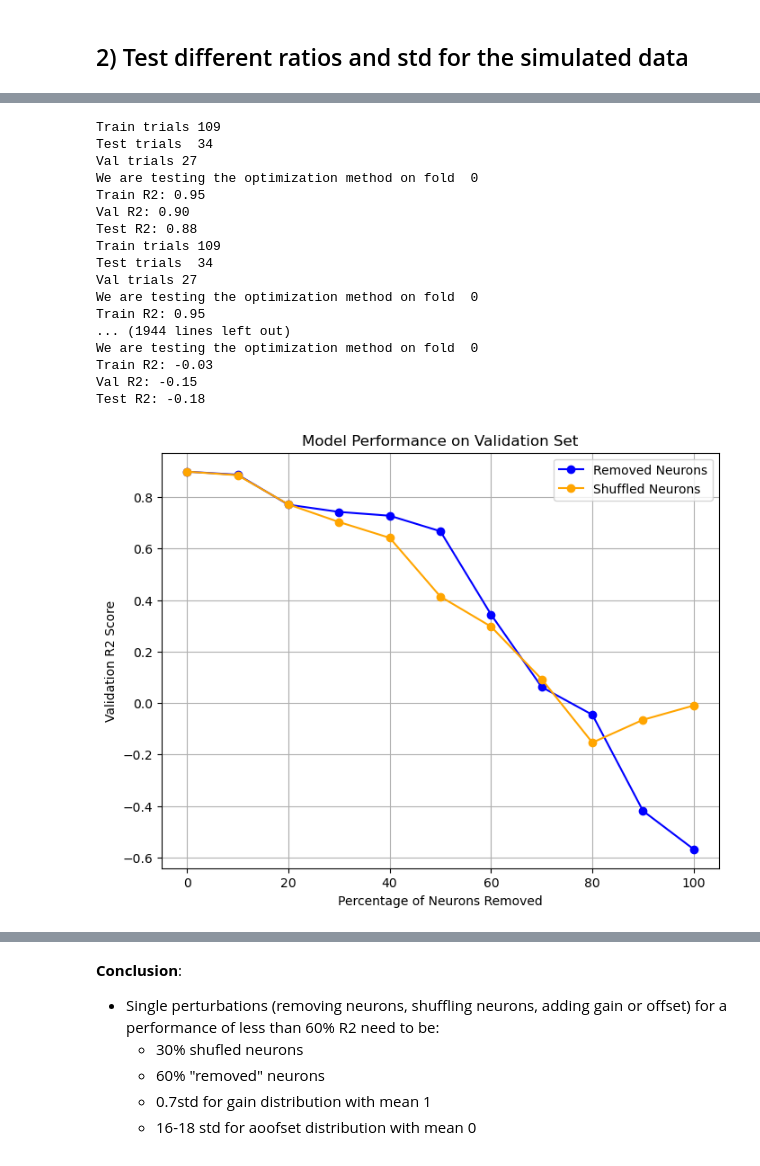
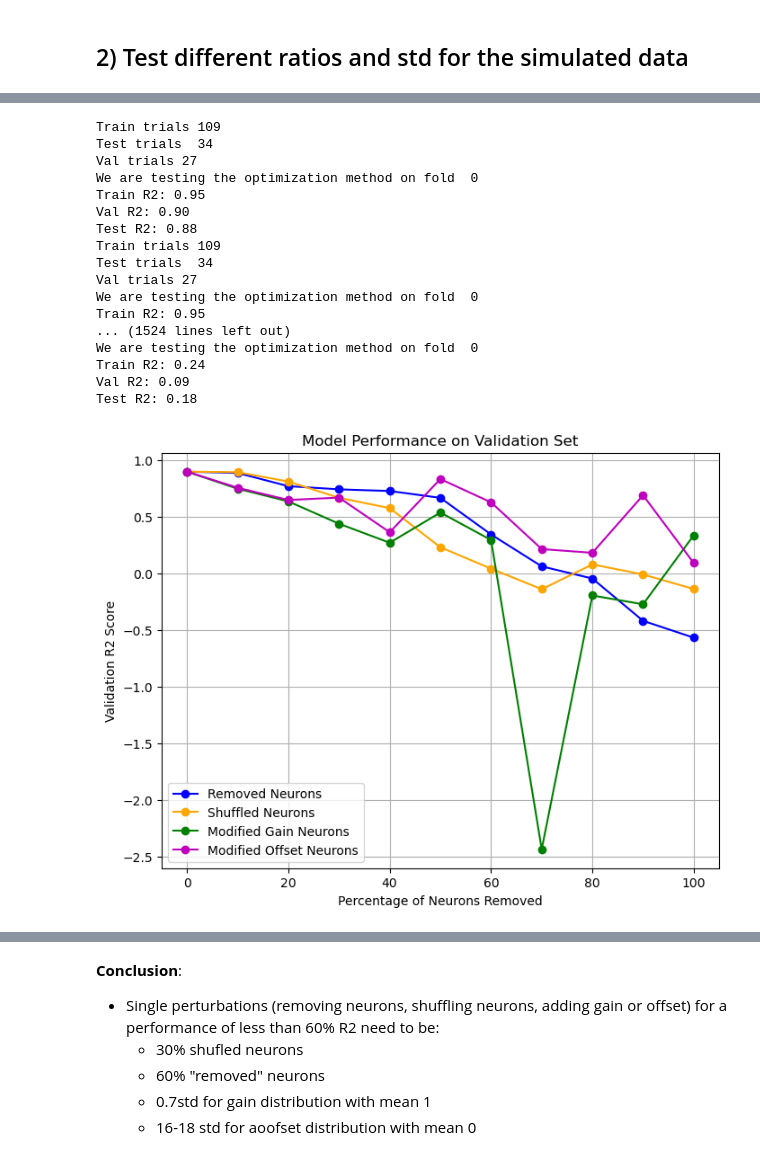
Before and after one commit to nereaiscamu/CL_UpperLimb_Control, a Jupyter notebook: Notebooks/Task2_Task_Detector_v2.ipynb, the cells around one changed output, grey strips where cells are left out. Drawn from its saved outputs; the diff is of its cells as text; code cells hidden in the pictures.

```diff
--- a/Notebooks/Task2_Task_Detector_v2.ipynb
+++ b/Notebooks/Task2_Task_Detector_v2.ipynb
@@ -221,6 +221,26 @@ def modify_neurons(matrix, std_gain, std_offset):
     sim_data2 = sim_data2 + offsets[:, np.newaxis].T
 
     return sim_data1, sim_data2
+# %%
+def add_gain(matrix, ratio):
+    sim_data = matrix.copy()
+    num_total_neurons = matrix.shape[1]
+    num_neurons_to_change = int((ratio/100)*num_total_neurons)
+    gains = np.random.normal(1, 2, size= num_neurons_to_change)
+    ind_to_change = random.sample(list(np.arange(0,num_total_neurons)), num_neurons_to_change)
+    for i, gain in zip(ind_to_change, gains):
+        sim_data[:,i] = matrix[:,i]*gain
+    return sim_data
+# %%
+def add_offset(matrix, ratio):
+    sim_data = matrix.copy()
+    num_total_neurons = matrix.shape[1]
+    num_neurons_to_change = int((ratio/100)*num_total_neurons)
+    offsets = np.random.normal(0, 25, size= num_neurons_to_change)
+    ind_to_change = random.sample(list(np.arange(0,num_total_neurons)), num_neurons_to_change)
+    for i, offset in zip(ind_to_change, offsets):
+        sim_data[:,i] = matrix[:,i] + offset
+    return sim_data
 # %%
 data_matrix = np.vstack(baseline_df['both_rates'])
 # %%
@@ -302,16 +322,15 @@ Test R2: -0.00
 # %%
-stds_gain = np.arange(0,1.4,0.1)
-stds_offset = np.arange(0,41,3)
+ratios = np.arange(0,110,10)
 
 v_scores_gain = []
 v_scores_offset = []
-for s_g, s_o in zip(stds_gain,stds_offset) :
+for r in ratios :
 
     for i in range(10):
         v_scores_gain_i = []
         v_scores_offset_i = []
         # First removed neurons
-        sim_data1, sim_data2 = modify_neurons(data_matrix, s_g, s_o)
+        sim_data1  = add_gain(data_matrix, r)
         baseline_df_sim = baseline_df.copy()
         baseline_df_sim['both_rates'] = sim_data1.tolist()
         xx_train_sim, yy_train_sim, xx_val_sim, yy_val_sim,\
@@ -335,6 +354,7 @@ for s_g, s_o in zip(stds_gain,stds_offset) :
         v_scores_gain_i.append(v_score)
 
         # Second shuffled neurons
+        sim_data2 = add_offset(data_matrix, r)
         baseline_df_sim = baseline_df.copy()
         baseline_df_sim['both_rates'] = sim_data2.tolist()
         xx_train_sim, yy_train_sim, xx_val_sim, yy_val_sim,\
@@ -372,33 +392,35 @@ Test trials  34
 Val trials 27
 We are testing the optimization method on fold  0
 Train R2: 0.95
-... (1944 lines left out)
+... (1524 lines left out)
 We are testing the optimization method on fold  0
-Train R2: -0.03
-Val R2: -0.15
-Test R2: -0.18
+Train R2: 0.24
+Val R2: 0.09
+Test R2: 0.18
 # %%
 # Plot
 plt.figure(figsize=(8, 6))  # Adjust the figure size as needed
 plt.plot(ratios, v_scores_removed, marker='o', color='b', linestyle='-', label = 'Removed Neurons')
 plt.plot(ratios, v_scores_shuffled, marker='o', color='orange', linestyle='-', label = 'Shuffled Neurons')
+plt.plot(ratios, v_scores_gain, marker='o', color='g', linestyle='-', label = 'Modified Gain Neurons')
+plt.plot(ratios, v_scores_offset, marker='o', color='m', linestyle='-', label = 'Modified Offset Neurons')
 
 # Add labels and title
 plt.xlabel('Percentage of Neurons Removed')
 plt.ylabel('Validation R2 Score')
 plt.title('Model Performance on Validation Set')
 plt.legend()
 # Add grid lines
 plt.grid(True)
 
 # Customize ticks and tick labels if needed
 # plt.xticks(ratios)
 # plt.yticks([0.5, 0.6, 0.7, 0.8, 0.9])
 
 # Show plot
 plt.show()
 # %% [output]
-[figure, old version]
+[figure, new version]
 # %%
 # Plot
 plt.figure(figsize=(8, 6))  # Adjust the figure size as needed
```
Also changed, not shown: parts of 25 cells of this notebook, 6 other files.
